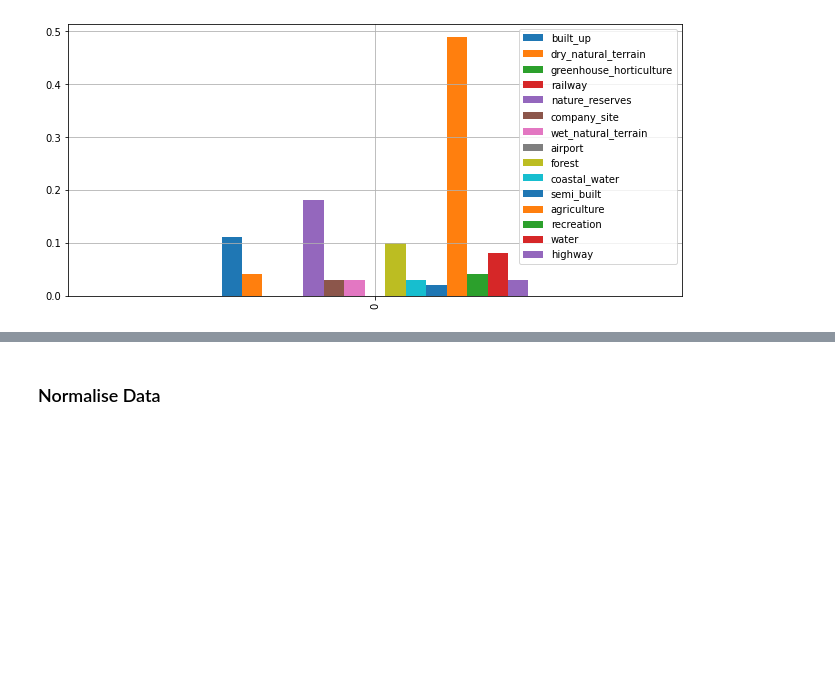
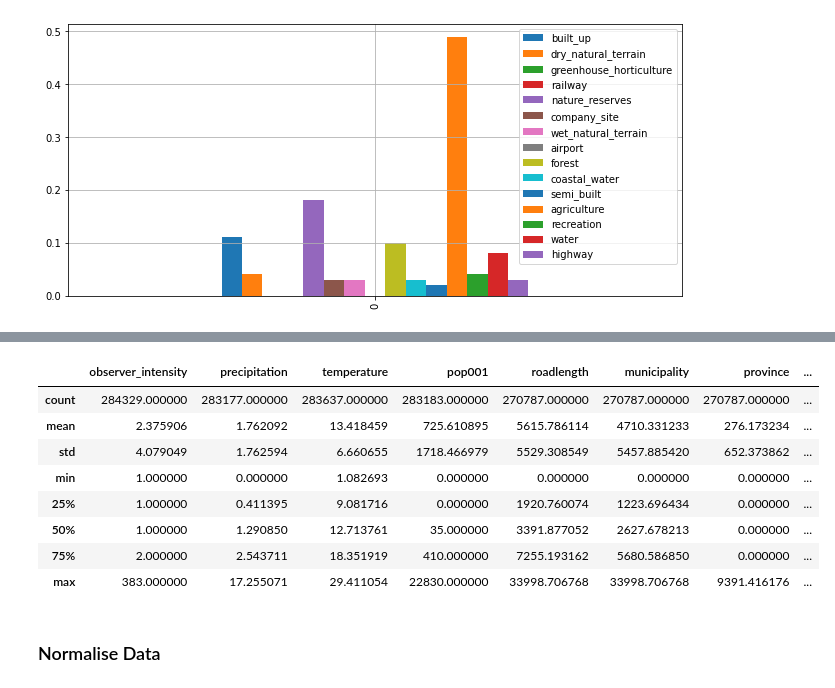
Before and after one commit to 3enedix/BGP_2021_B, a Jupyter notebook: expl_data_statistics.ipynb, the cells around one changed output, grey strips where cells are left out. Cells and saved outputs as stored; diff of their text form; code cells hidden in the pictures; blank space fills up the shorter version.

```diff
--- a/expl_data_statistics.ipynb
+++ b/expl_data_statistics.ipynb
@@ -56,3 +84,18 @@ perc_land_cover.plot.bar(figsize=(11,5), grid=True)
+# %%
+data_1=data [['observer_intensity','precipitation', 'temperature', 'pop001', 'roadlength', 'municipality', 'province', 'water_authority', 'rijk',
+       'other_maintainers']]
+
+data_1.describe()
+# %% [output]
+|  | observer_intensity | precipitation | temperature | pop001 | roadlength | municipality | province | ... |
+| count | 284329.000000 | 283177.000000 | 283637.000000 | 283183.000000 | 270787.000000 | 270787.000000 | 270787.000000 | ... |
+| mean | 2.375906 | 1.762092 | 13.418459 | 725.610895 | 5615.786114 | 4710.331233 | 276.173234 | ... |
+| std | 4.079049 | 1.762594 | 6.660655 | 1718.466979 | 5529.308549 | 5457.885420 | 652.373862 | ... |
+| min | 1.000000 | 0.000000 | 1.082693 | 0.000000 | 0.000000 | 0.000000 | 0.000000 | ... |
+| 25% | 1.000000 | 0.411395 | 9.081716 | 0.000000 | 1920.760074 | 1223.696434 | 0.000000 | ... |
+| 50% | 1.000000 | 1.290850 | 12.713761 | 35.000000 | 3391.877052 | 2627.678213 | 0.000000 | ... |
+| 75% | 2.000000 | 2.543711 | 18.351919 | 410.000000 | 7255.193162 | 5680.586850 | 0.000000 | ... |
+| max | 383.000000 | 17.255071 | 29.411054 | 22830.000000 | 33998.706768 | 33998.706768 | 9391.416176 | ... |
 # %% [markdown]
 ### Normalise Data
 # %%
```
Also changed, not shown: parts of 7 cells of this notebook.
